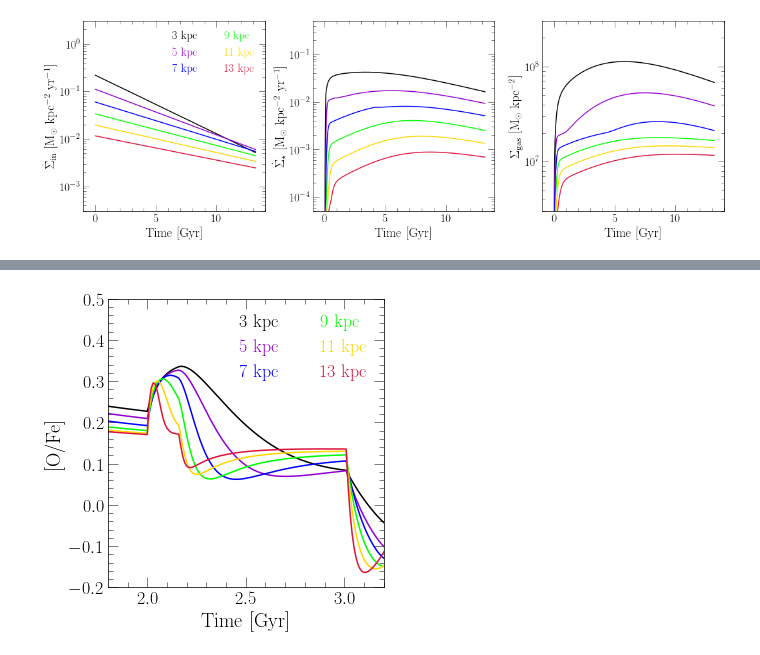
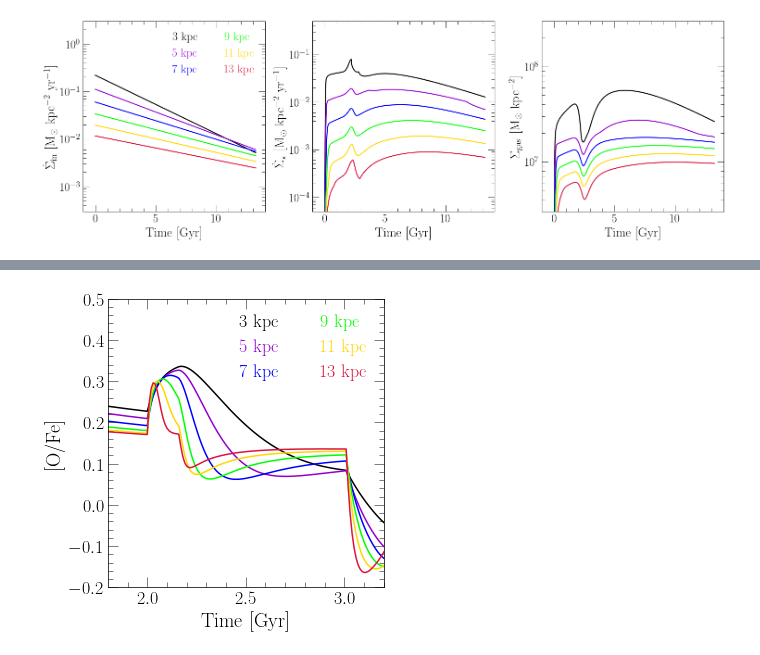
Before and after one commit to giganano/bimodality, a Jupyter notebook: notebooks/clumpy_bursts_contd.ipynb, the cells around one changed output, grey strips where cells are left out. Drawn from its saved outputs; the diff is of its cells as text; code cells hidden in the pictures.

Commit message:
gaussian bursts initial investigation

```diff
--- a/notebooks/clumpy_bursts_contd.ipynb
+++ b/notebooks/clumpy_bursts_contd.ipynb
@@ -14,8 +14,12 @@ sys.version_info(major=3, minor=10, micro=2, releaselevel='final', serial=0)
 # %%
-path = "/Volumes/Elements/bimodality-outputs/clumpy-bursts/post-process"
+# path = "/Volumes/Elements/bimodality-outputs/clumpy-bursts/post-process"
+# names = [
+#     "%s/expifr_control" % (path),
+#     "%s/expifr_onset2_dur1_fac10" % (path)
+# ]
+path = "../outputs/clumpy-bursts/post-process"
 names = [
-    "%s/expifr_control" % (path),
-    "%s/expifr_onset2_dur1_fac10" % (path)
+    "%s/gaussian_burst_test" % (path)
 ]
 outputs = [vice.output(_) for _ in names]
 for out in outputs:
@@ -38,38 +42,38 @@ for i in range(3):
     axes[i].set_ylim(ylim[i])
     axes[i].set_xlim([-1, 14])
 
-out = outputs[1]
+out = outputs[0]
 zonewidth = 0.1
 radii = [3, 5, 7, 9, 11, 13]
 zones = ["zone%d" % (int(_ / zonewidth)) for _ in radii]
 colors = ["black", "darkviolet", "blue", "lime", "gold", "crimson"]
 
 for i in range(len(zones)):
     area = m.pi * ((radii[i] + zonewidth)**2 - radii[i]**2)
     kwargs = {
         "c": named_colors()[colors[i]],
         "label": "%d kpc" % (radii[i])
     }
     xvals = out.zones[zones[i]].history["time"]
     yvals = out.zones[zones[i]].history["ifr"]
     yvals = [_ / area for _ in yvals]
     axes[0].plot(xvals, yvals, **kwargs)
     yvals = out.zones[zones[i]].history["sfr"]
     yvals = [_ / area for _ in yvals]
     axes[1].plot(xvals, yvals, **kwargs)
     yvals = out.zones[zones[i]].history["mgas"]
     yvals = [_ / area for _ in yvals]
     axes[2].plot(xvals, yvals, **kwargs)
 
 kwargs = {
     "loc": mpl_loc("upper right"),
     "ncol": 2,
     "handlelength": 0
 }
 leg = axes[0].legend(**kwargs)
 fancy_legend(leg, colors)
 
 plt.tight_layout()
 plt.show()
 # %% [output]
-[figure, old version]
+[figure, new version]
```
Also changed, not shown: parts of 4 cells of this notebook, 3 other files.
